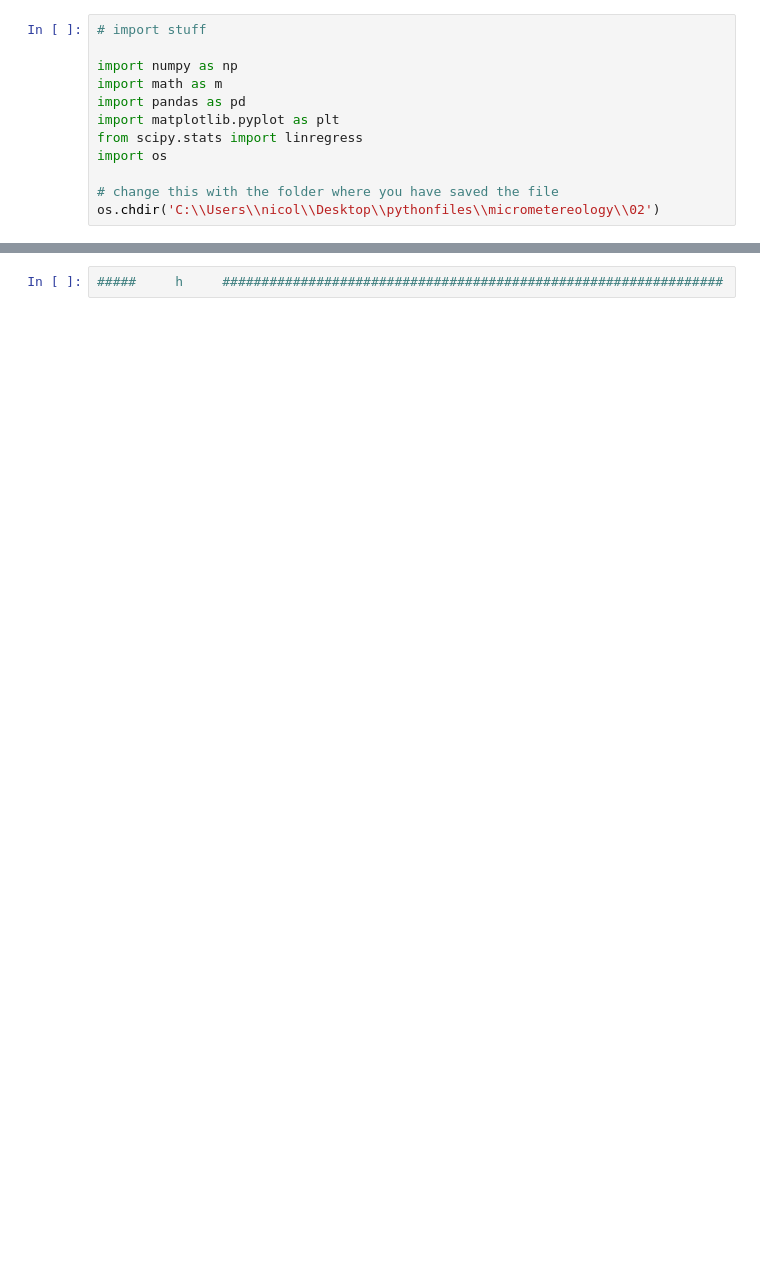
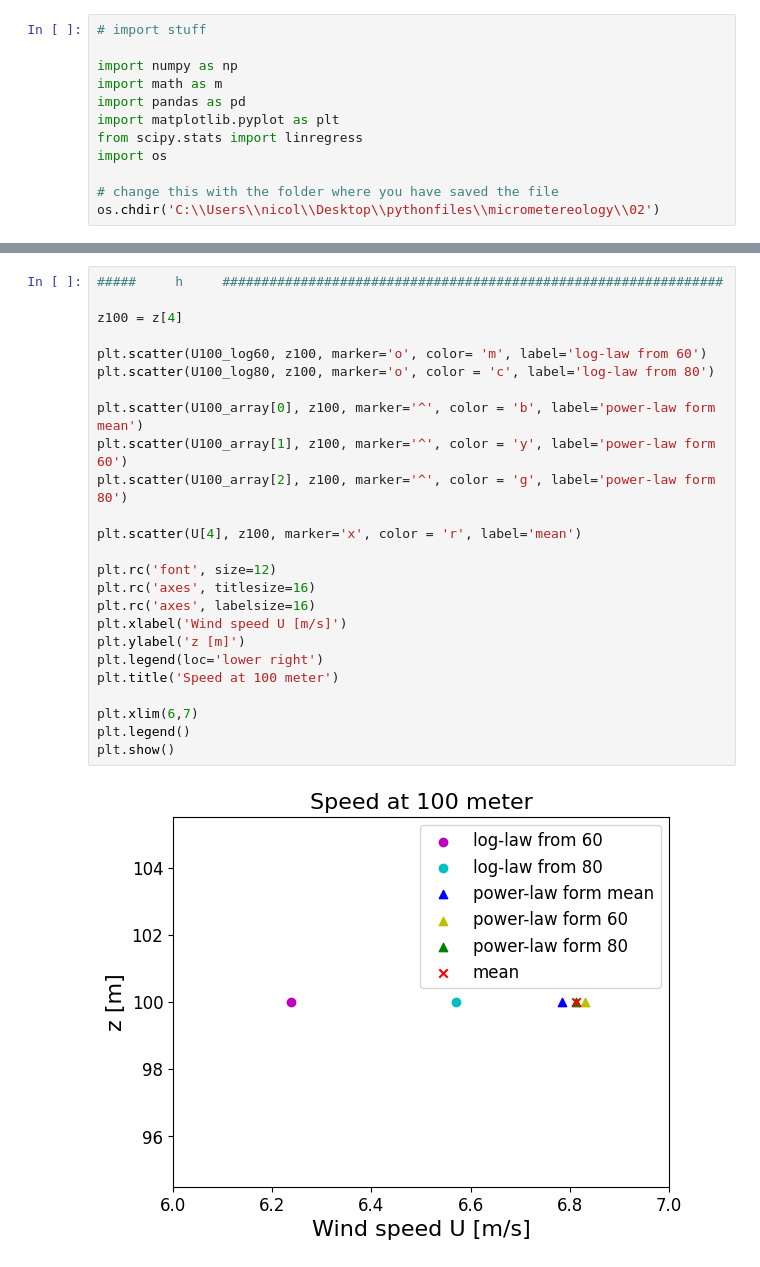
Before and after one commit to nicolaquaia/micrometereology, a Jupyter notebook: 02/assignment2_notebook.ipynb, the cells around one changed output, grey strips where cells are left out. Saved outputs shown, nothing was run; the diff lists cells and outputs as text; blank space fills up the shorter version.

```diff
--- a/02/assignment2_notebook.ipynb
+++ b/02/assignment2_notebook.ipynb
@@ -291,2 +356,27 @@ print(U100_array)
-# %%
-#####     h     ################################################################
+# %%
+#####     h     ################################################################
+
+z100 = z[4]
+
+plt.scatter(U100_log60, z100, marker='o', color= 'm', label='log-law from 60')
+plt.scatter(U100_log80, z100, marker='o', color = 'c', label='log-law from 80')
+
+plt.scatter(U100_array[0], z100, marker='^', color = 'b', label='power-law form mean')
+plt.scatter(U100_array[1], z100, marker='^', color = 'y', label='power-law form 60')
+plt.scatter(U100_array[2], z100, marker='^', color = 'g', label='power-law form 80')
+
+plt.scatter(U[4], z100, marker='x', color = 'r', label='mean')
+
+plt.rc('font', size=12)
+plt.rc('axes', titlesize=16)
+plt.rc('axes', labelsize=16)
+plt.xlabel('Wind speed U [m/s]')
+plt.ylabel('z [m]')
+plt.legend(loc='lower right')
+plt.title('Speed at 100 meter')
+
+plt.xlim(6,7)
+plt.legend()
+plt.show()
+# %% [output]
+[figure, added]
```
Also changed, not shown: parts of 11 cells of this notebook.
